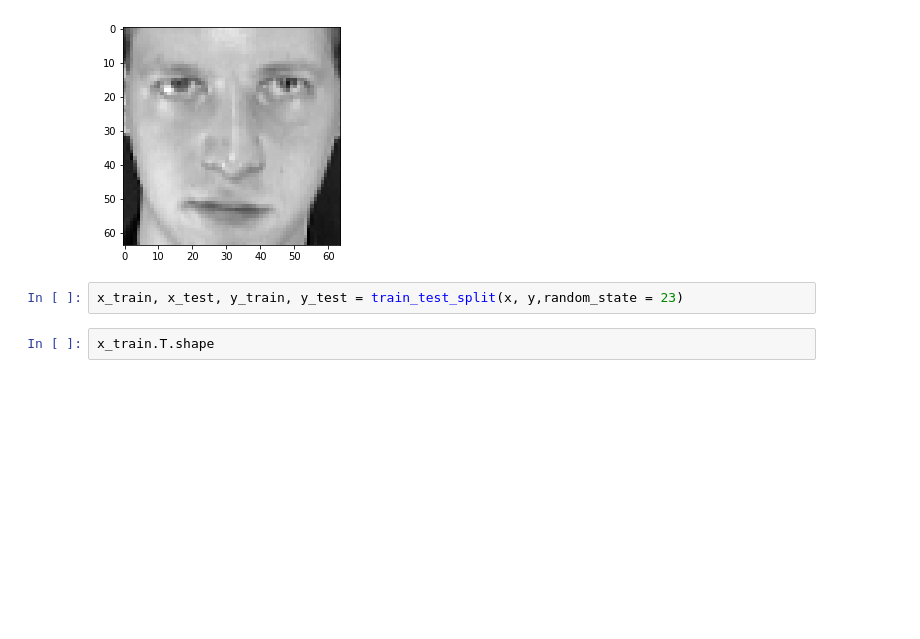
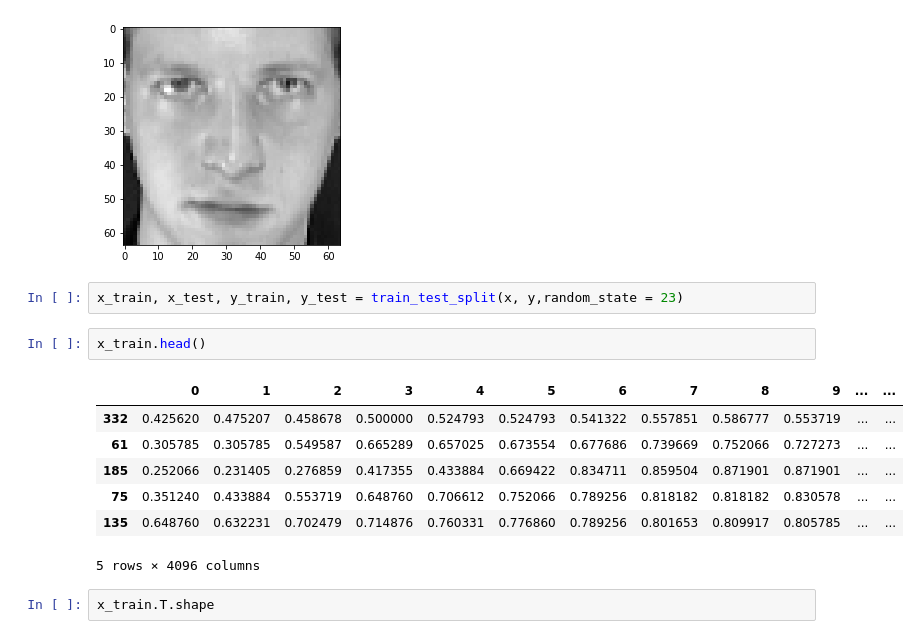
Before and after one commit to championballer/ComputerVision, a Jupyter notebook: Face Recognition .ipynb, the cells around one changed output. Drawn from its saved outputs; the diff is of its cells as text; blank space fills up the shorter version.

```diff
--- a/Face Recognition .ipynb
+++ b/Face Recognition .ipynb
@@ -42,6 +42,16 @@ plt.imshow(np.array(x.iloc[2]).reshape(64, 64), cmap='gray')
 [figure]
 # %%
 x_train, x_test, y_train, y_test = train_test_split(x, y,random_state = 23)
+# %%
+x_train.head()
+# %% [output]
+|  | 0 | 1 | 2 | 3 | 4 | 5 | 6 | 7 | 8 | 9 | ... | ... |
+| 332 | 0.425620 | 0.475207 | 0.458678 | 0.500000 | 0.524793 | 0.524793 | 0.541322 | 0.557851 | 0.586777 | 0.553719 | ... | ... |
+| 61 | 0.305785 | 0.305785 | 0.549587 | 0.665289 | 0.657025 | 0.673554 | 0.677686 | 0.739669 | 0.752066 | 0.727273 | ... | ... |
+| 185 | 0.252066 | 0.231405 | 0.276859 | 0.417355 | 0.433884 | 0.669422 | 0.834711 | 0.859504 | 0.871901 | 0.871901 | ... | ... |
+| 75 | 0.351240 | 0.433884 | 0.553719 | 0.648760 | 0.706612 | 0.752066 | 0.789256 | 0.818182 | 0.818182 | 0.830578 | ... | ... |
+| 135 | 0.648760 | 0.632231 | 0.702479 | 0.714876 | 0.760331 | 0.776860 | 0.789256 | 0.801653 | 0.809917 | 0.805785 | ... | ... |
+5 rows × 4096 columns
 # %%
 x_train.T.shape
 # %% [output]
```
Also changed, not shown: parts of 13 cells of this notebook.
